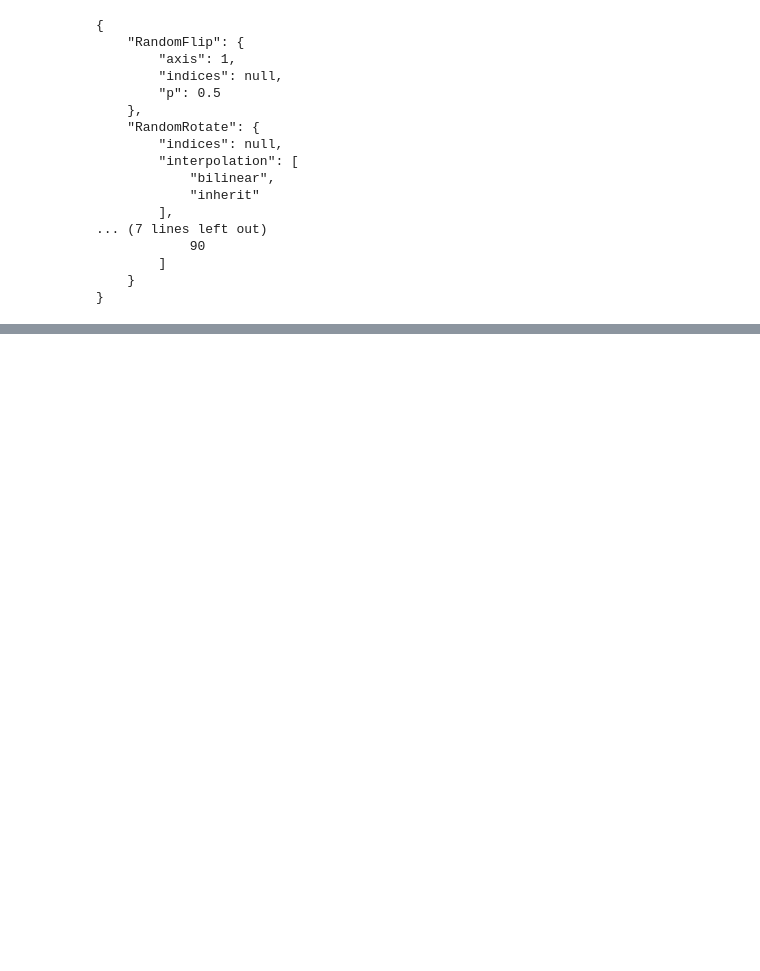
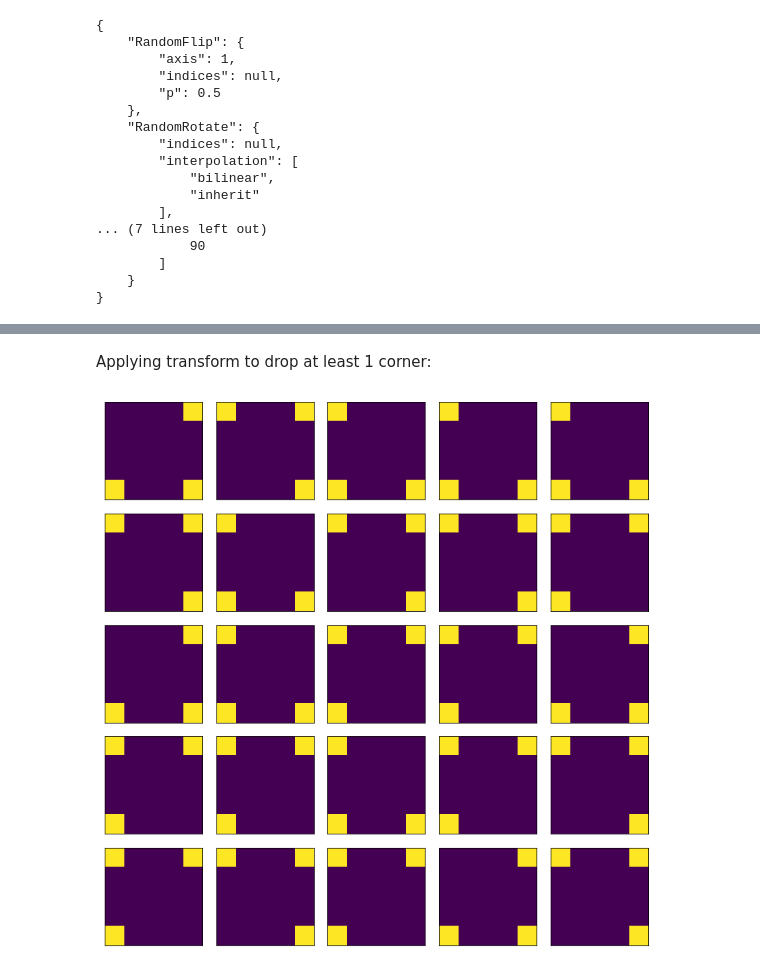
Before and after one commit to Oulu-IMEDS/solt, a Jupyter notebook: notebooks/Basics_of_solt.ipynb, the cells around one changed output, grey strips where cells are left out. Drawn from its saved outputs; the diff is of its cells as text; code cells hidden in the pictures; blank space fills up the shorter version.

```diff
--- a/notebooks/Basics_of_solt.ipynb
+++ b/notebooks/Basics_of_solt.ipynb
@@ -139,0 +218,16 @@ print(json.dumps(stream.serialize(), indent=4, ))
+# %% [markdown]
+Applying transform to drop at least 1 corner:
+# %%
+trf = ImageCornerDropTransform(p=1, corner_size=2)
+
+fig, ax = plt.subplots(5, 5, figsize=(10, 10))
+for row in range(5):
+    for col in range(5):
+        dc_res = trf(dc)
+        ax[row, col].imshow(dc_res.data[0].squeeze())
+        ax[row, col].set_xticks([])
+        ax[row, col].set_yticks([])
+plt.tight_layout()
+plt.show()
+# %% [output]
+[figure, added]
```
Also changed, not shown: parts of 5 cells of this notebook, 1 other file.
